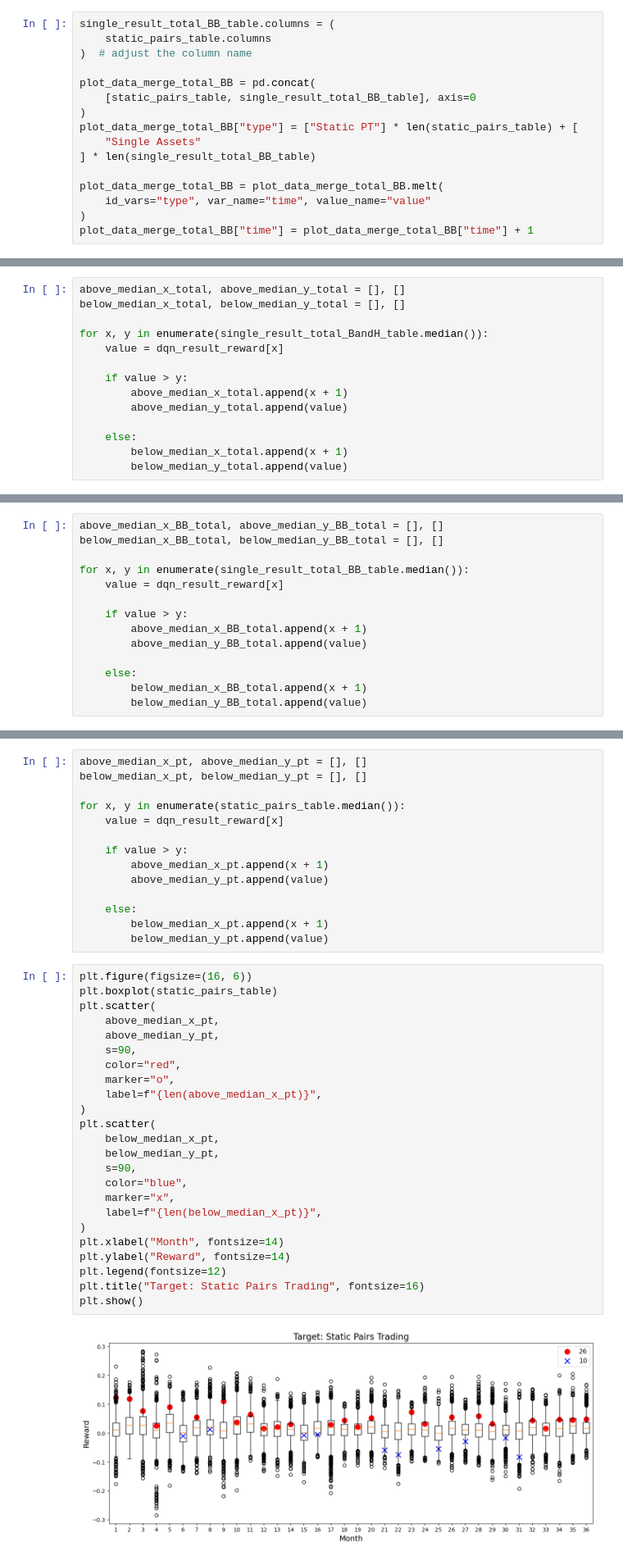
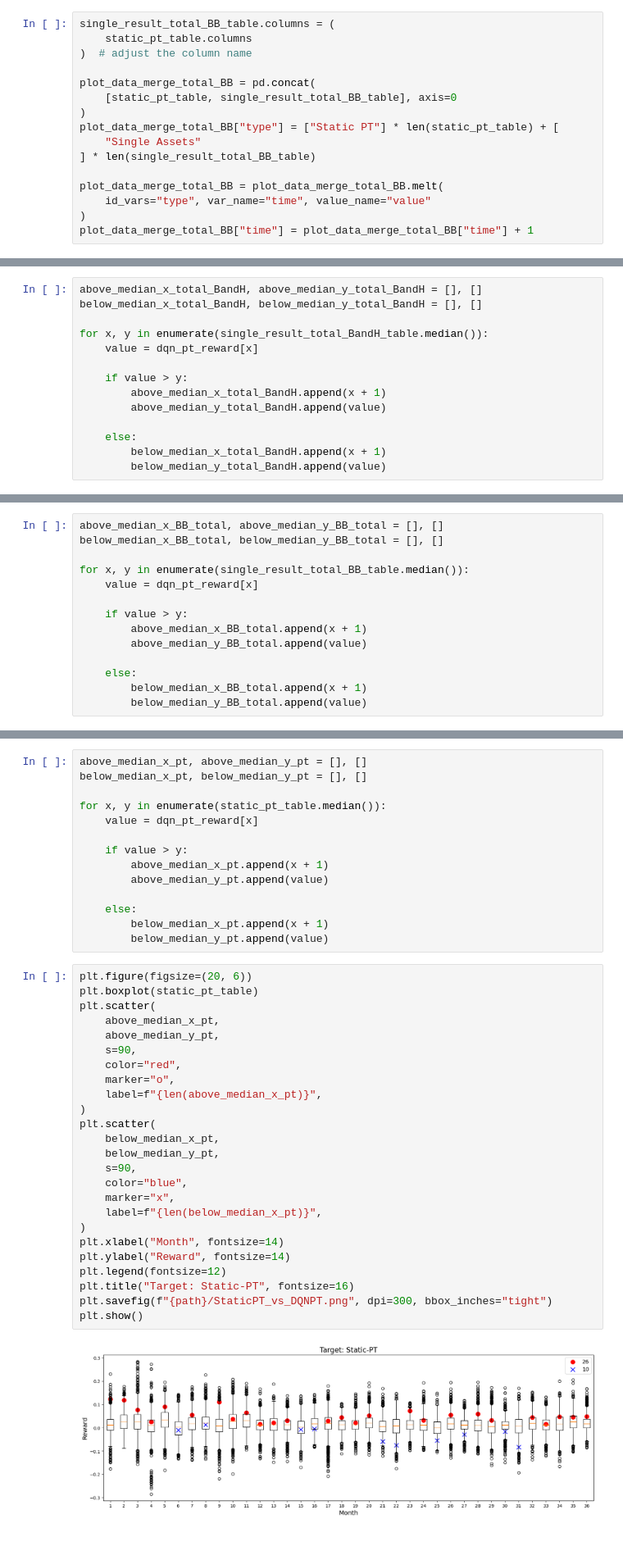
Before and after one commit to DanielHYLai/pairs-trading-with-reinforcement-learning, a Jupyter notebook: pairs-selection/comparison_oos_pairs_reduced.ipynb, the cells around one changed output, grey strips where cells are left out. Shown at 82% size. Saved outputs shown, nothing was run; the diff lists cells and outputs as text.

Commit message:
Add portfoilio results

```diff
--- a/pairs-selection/comparison_oos_pairs_reduced.ipynb
+++ b/pairs-selection/comparison_oos_pairs_reduced.ipynb
@@ -593,13 +590,13 @@ plt.show()
 [figure]
 # %%
 single_result_total_BB_table.columns = (
-    static_pairs_table.columns
+    static_pt_table.columns
 )  # adjust the column name
 
 plot_data_merge_total_BB = pd.concat(
-    [static_pairs_table, single_result_total_BB_table], axis=0
+    [static_pt_table, single_result_total_BB_table], axis=0
 )
-plot_data_merge_total_BB["type"] = ["Static PT"] * len(static_pairs_table) + [
+plot_data_merge_total_BB["type"] = ["Static PT"] * len(static_pt_table) + [
     "Single Assets"
 ] * len(single_result_total_BB_table)
 
@@ -619,19 +616,19 @@ plt.show()
 # %% [output]
 [figure]
 # %%
-above_median_x_total, above_median_y_total = [], []
-below_median_x_total, below_median_y_total = [], []
+above_median_x_total_BandH, above_median_y_total_BandH = [], []
+below_median_x_total_BandH, below_median_y_total_BandH = [], []
 
 for x, y in enumerate(single_result_total_BandH_table.median()):
-    value = dqn_result_reward[x]
+    value = dqn_pt_reward[x]
 
     if value > y:
-        above_median_x_total.append(x + 1)
-        above_median_y_total.append(value)
+        above_median_x_total_BandH.append(x + 1)
+        above_median_y_total_BandH.append(value)
 
     else:
-        below_median_x_total.append(x + 1)
-        below_median_y_total.append(value)
+        below_median_x_total_BandH.append(x + 1)
+        below_median_y_total_BandH.append(value)
 # %%
 plt.figure(figsize=(20, 6))
 plt.boxplot(single_result_total_BandH_table)
@@ -664,7 +661,7 @@ above_median_x_BB_total, above_median_y_BB_total = [], []
 below_median_x_BB_total, below_median_y_BB_total = [], []
 
 for x, y in enumerate(single_result_total_BB_table.median()):
-    value = dqn_result_reward[x]
+    value = dqn_pt_reward[x]
 
     if value > y:
         above_median_x_BB_total.append(x + 1)
@@ -851,8 +848,8 @@ plt.show()
 above_median_x_pt, above_median_y_pt = [], []
 below_median_x_pt, below_median_y_pt = [], []
 
-for x, y in enumerate(static_pairs_table.median()):
-    value = dqn_result_reward[x]
+for x, y in enumerate(static_pt_table.median()):
+    value = dqn_pt_reward[x]
 
     if value > y:
         above_median_x_pt.append(x + 1)
@@ -862,31 +859,32 @@ for x, y in enumerate(static_pairs_table.median()):
         below_median_x_pt.append(x + 1)
         below_median_y_pt.append(value)
 # %%
-plt.figure(figsize=(16, 6))
-plt.boxplot(static_pairs_table)
+plt.figure(figsize=(20, 6))
+plt.boxplot(static_pt_table)
 plt.scatter(
     above_median_x_pt,
     above_median_y_pt,
     s=90,
     color="red",
     marker="o",
     label=f"{len(above_median_x_pt)}",
 )
 plt.scatter(
     below_median_x_pt,
     below_median_y_pt,
     s=90,
     color="blue",
     marker="x",
     label=f"{len(below_median_x_pt)}",
 )
 plt.xlabel("Month", fontsize=14)
 plt.ylabel("Reward", fontsize=14)
 plt.legend(fontsize=12)
-plt.title("Target: Static Pairs Trading", fontsize=16)
+plt.title("Target: Static-PT", fontsize=16)
+plt.savefig(f"{path}/StaticPT_vs_DQNPT.png", dpi=300, bbox_inches="tight")
 plt.show()
 # %% [output]
-[figure, old version]
+[figure, new version]
 # %% [markdown]
 ### WRS test for median
 # %%
```
Also changed, not shown: parts of 51 cells of this notebook, 5 other files.
